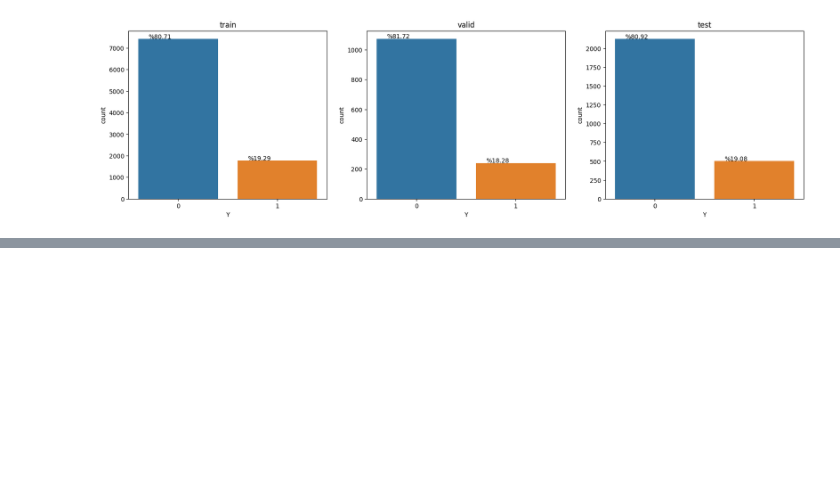
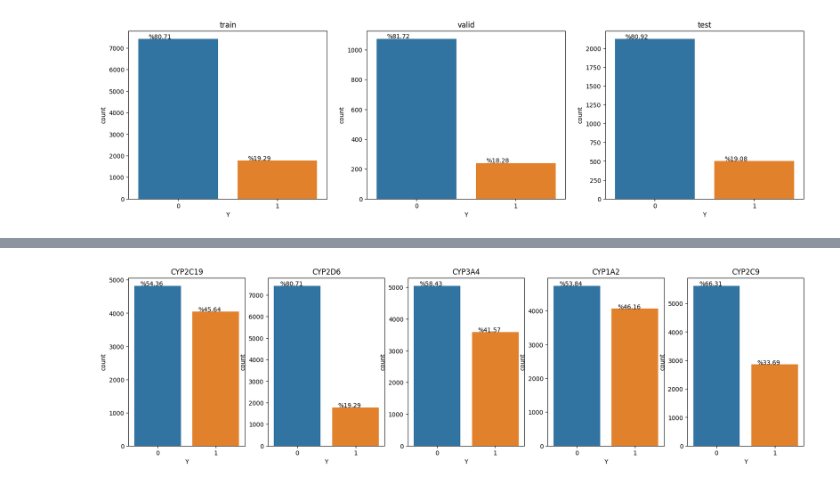
Before and after one commit to JonnaMat/CYP-inhibition, a Jupyter notebook: src/project.ipynb, the cells around one changed output, grey strips where cells are left out. Saved outputs shown, nothing was run; the diff lists cells and outputs as text; code cells hidden in the pictures; blank space fills up the shorter version.

```diff
--- a/src/project.ipynb
+++ b/src/project.ipynb
@@ -73,0 +86,4 @@ plot_counts([data['train']["Y"], data['valid']["Y"], data['test']["Y"]], ['train
+# %%
+plot_counts([full_datasets[task]["Y"] for task in tasks], tasks)
+# %% [output]
+[figure, added]
```
Also changed, not shown: parts of 2 cells of this notebook.
